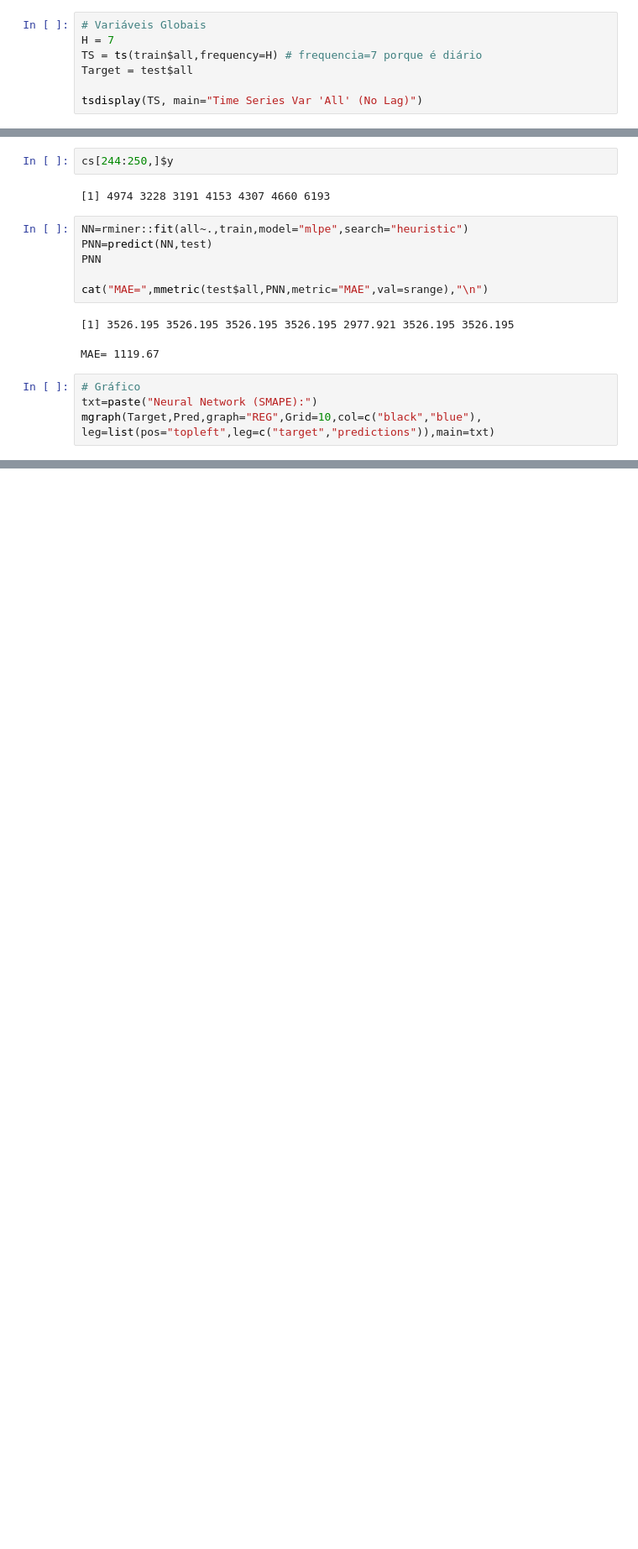
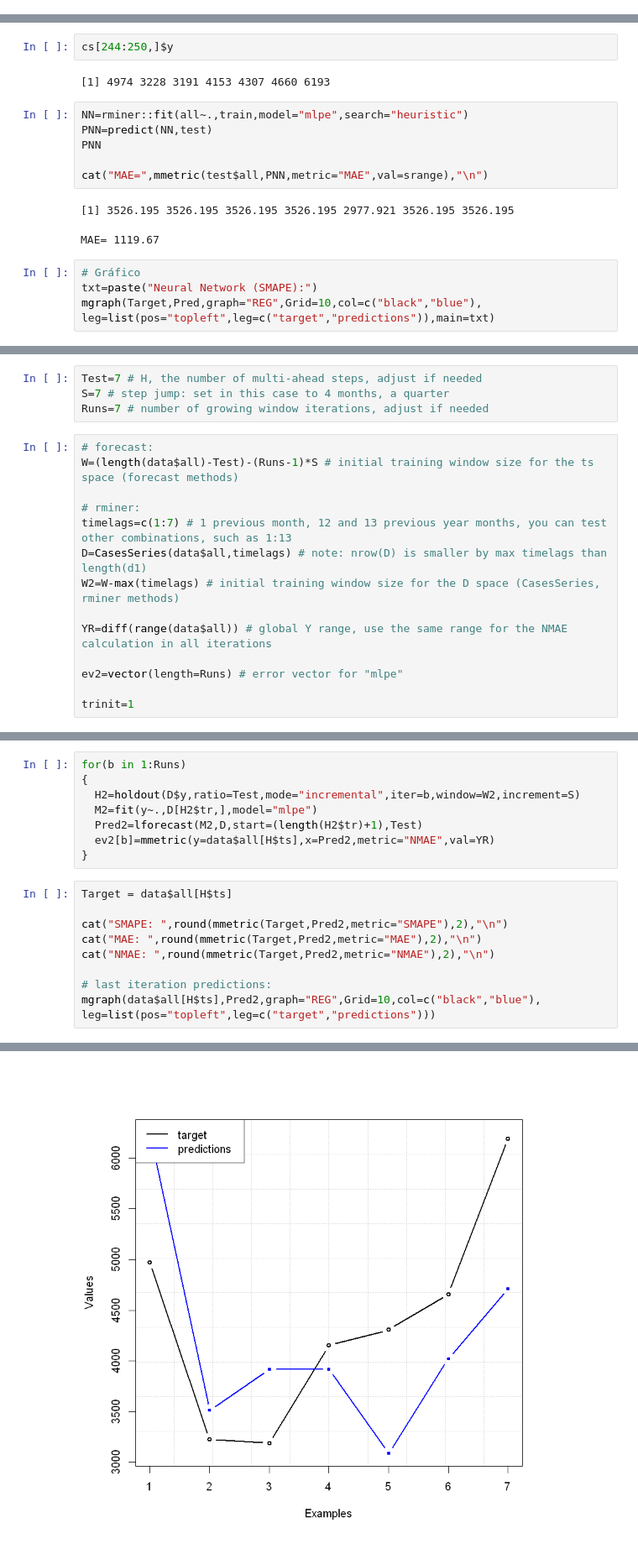
Before and after one commit to JoaoGuedes01/TIAPOSE_R_Data_Mining, a Jupyter notebook: Jupyter/Modeling (CRISP-DM).ipynb, the cells around one changed output, grey strips where cells are left out. Shown: that part at 84% size. Drawn from its saved outputs; the diff is of its cells as text; blank space fills up the shorter version.

```diff
--- a/Jupyter/Modeling (CRISP-DM).ipynb
+++ b/Jupyter/Modeling (CRISP-DM).ipynb
@@ -183,7 +180,0 @@ NMAE: 31.73
-# %%
-# Variáveis Globais
-H = 7
-TS = ts(train$all,frequency=H) # frequencia=7 porque é diário
-Target = test$all
-
-tsdisplay(TS, main="Time Series Var 'All' (No Lag)")
@@ -341,0 +212,18 @@ cs[244:250,]$y
+# %%
+Test=7 # H, the number of multi-ahead steps, adjust if needed
+S=7 # step jump: set in this case to 4 months, a quarter
+Runs=7 # number of growing window iterations, adjust if needed
+# %%
+# forecast:
+W=(length(data$all)-Test)-(Runs-1)*S # initial training window size for the ts space (forecast methods)
+
+# rminer:
+timelags=c(1:7) # 1 previous month, 12 and 13 previous year months, you can test other combinations, such as 1:13
+D=CasesSeries(data$all,timelags) # note: nrow(D) is smaller by max timelags than length(d1)
+W2=W-max(timelags) # initial training window size for the D space (CasesSeries, rminer methods)
+
+YR=diff(range(data$all)) # global Y range, use the same range for the NMAE calculation in all iterations
+
+ev2=vector(length=Runs) # error vector for "mlpe"
+
+trinit=1
@@ -341,0 +232,19 @@ cs[244:250,]$y
+# %%
+for(b in 1:Runs)
+{
+  H2=holdout(D$y,ratio=Test,mode="incremental",iter=b,window=W2,increment=S)
+  M2=fit(y~.,D[H2$tr,],model="mlpe")
+  Pred2=lforecast(M2,D,start=(length(H2$tr)+1),Test)
+  ev2[b]=mmetric(y=data$all[H$ts],x=Pred2,metric="NMAE",val=YR)
+}
+# %%
+Target = data$all[H$ts]
+
+cat("SMAPE: ",round(mmetric(Target,Pred2,metric="SMAPE"),2),"\n")
+cat("MAE: ",round(mmetric(Target,Pred2,metric="MAE"),2),"\n")
+cat("NMAE: ",round(mmetric(Target,Pred2,metric="NMAE"),2),"\n")
+
+# last iteration predictions:
+mgraph(data$all[H$ts],Pred2,graph="REG",Grid=10,col=c("black","blue"),
+leg=list(pos="topleft",leg=c("target","predictions")))
+# %% [output]
@@ -341,0 +254 @@ cs[244:250,]$y
+[figure, added]
```
Also changed, not shown: parts of 30 cells of this notebook, 1 other file.
